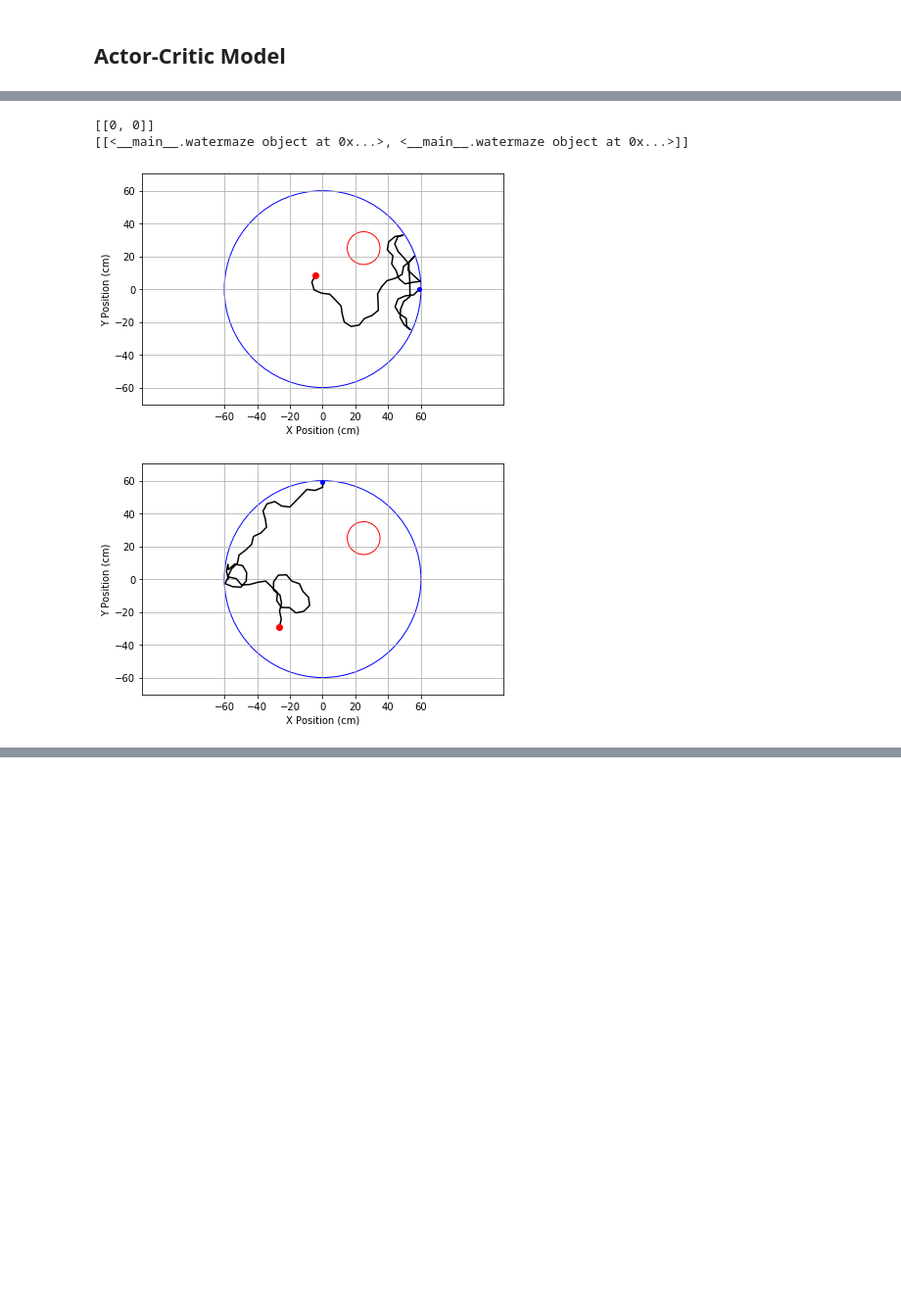
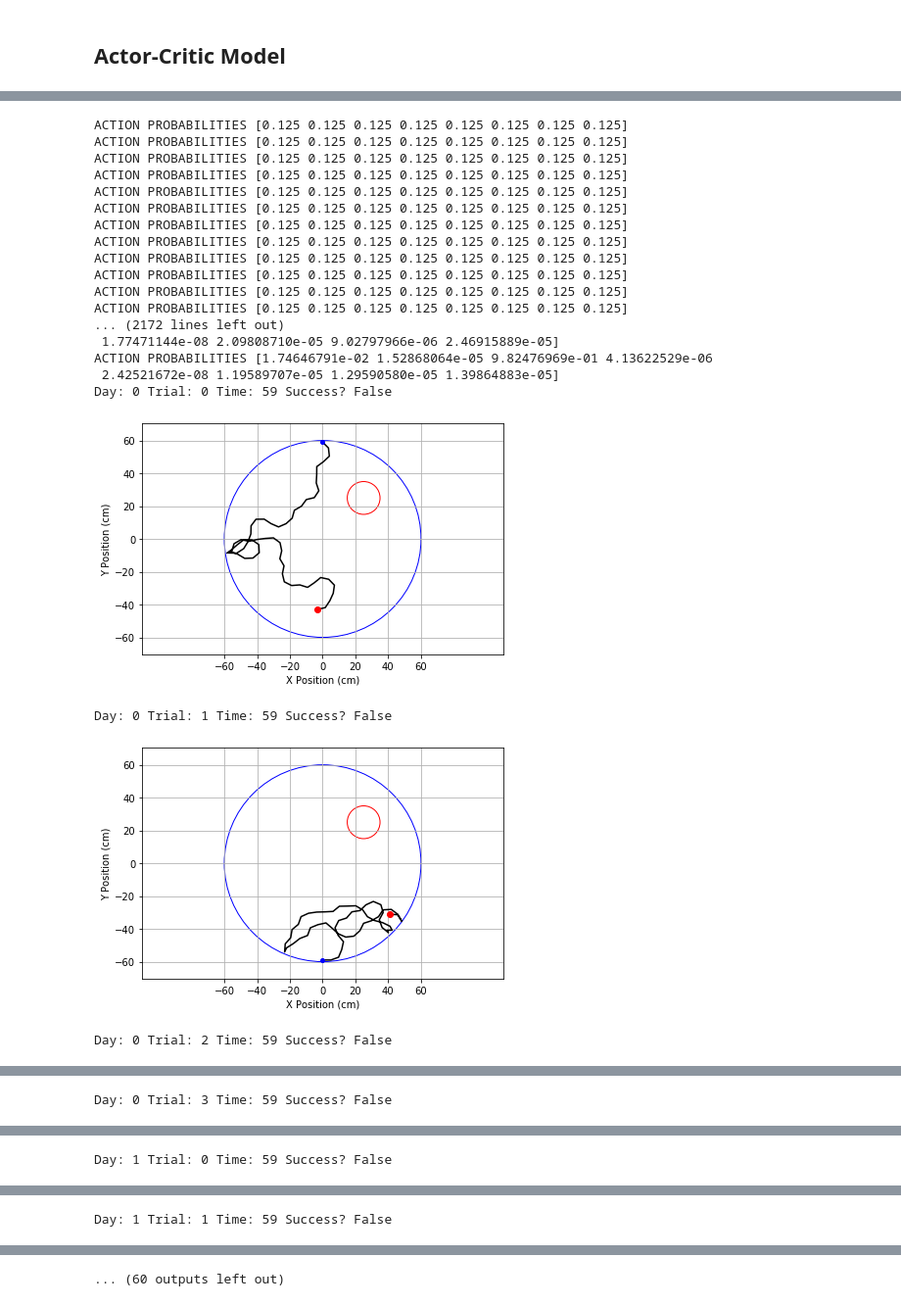
Before and after one commit to affanjilani/temporal-difference-learning, a Jupyter notebook: watermaze_template.ipynb, the cells around one changed output, grey strips where cells are left out. Shown at 98% size. Saved outputs shown, nothing was run; the diff lists cells and outputs as text; code cells hidden in the pictures; blank space fills up the shorter version.

Commit message:
Added all of the implementaion for the actor critic and did some manual experiments to find patterns

```diff
--- a/watermaze_template.ipynb
+++ b/watermaze_template.ipynb
@@ -332,6 +331,0 @@ class PlaceCellPopulation(object):
-# %%
-placecells = PlaceCellPopulation(population_num=2)
-positions = [place.center for place in placecells.place_cells_population]
-print(positions)
-activations = placecells.activities_for_position(np.array([0,0]))
-print('activations', activations)
@@ -341,8 +331,0 @@ activations [0.9620869762404745, 0.43436683514030144]
-# %%
-class Actor(object):
-    """
-    This class contains the actor logic of a model
-    """
-
-    def __init__(self):
-        pass
@@ -356,6 +391,7 @@ class Critic(object):
         """
         - num_place_cells is the number of place cells from which the critic must estimate the value of where it is
         - gamma is the discount factor in the calculation of the error prediction
+        - learning_parameter is the coefficient by which the weight updates are multiplied
         """
         # Initialize the hyperparameters
         self.gamma = gamma
@@ -373,8 +409,13 @@ class Critic(object):
         """
         def output(activations):
             return np.dot(self.weights, activations)
+        #print('outputs; reward', reward, 'current: ', output(current_activations), 'previous: ', output(previous_activations))
 
-        return reward + (self.gamma * output(current_activations)) - output(previous_activations)
+        if reward == 1:
+            return reward - output(previous_activations)
+        else:
+            return (self.gamma * output(current_activations)) - output(previous_activations)
+        #return reward + (self.gamma * output(current_activations)) - output(previous_activations)
 
 
     def update_weights(self, previous_activations, reward, current_activations):
@@ -383,10 +424,15 @@ class Critic(object):
         - previous_activations is the array of place cell activations before the move, so at time t
         - reward is the reward the agent got after making the move at time t
         - current_activations is the array of place cell activations after the move, so at time t+1
+
+        returns the prediction error
         """
-        prediction_error = compute_prediction_error(previous_activations, reward, current_activations)
+        prediction_error = self.compute_prediction_error(previous_activations, reward, current_activations)
+        #print('delta wi', np.amax(self.learning_parameter * prediction_error * previous_activations), 'prediction error', prediction_error)
+        #print('SHAPE OF UPDATE', np.shape(self.learning_parameter * prediction_error * previous_activations), np.shape(self.weights))
+        self.weights += (self.learning_parameter * prediction_error * previous_activations)
 
-        self.weights += (self.learning_parameter * prediction_error * previous_activations)
+        return prediction_error
 # %%
 class ActorCriticModel(object):
     """
@@ -431,7 +507,7 @@ class WatermazeExperiment(object):
 
         self.num_trials_per_day = num_trials_per_day
         self.num_days = num_days
-        self.model = model
+        self.model = model()
 
         """
         Data structures to hold the information of the different runs
@@ -459,12 +535,16 @@ class WatermazeExperiment(object):
         while(not maze.timeup() and not maze.atgoal()):
 
             #Select action
-            A = model.choseAction()
+            position_before = maze.position[:, maze.t]
+            A = self.model.choseAction(position_before)
 
             #move in the maze
             maze.move(A)
 
             #learn from this move
+            position_after = maze.position[:, maze.t]
+            reward = 1 if maze.atgoal() else 0
+            self.model.update_weights(position_before, reward, position_after)
 
     def plotPaths(self):
         """
@@ -474,6 +554,7 @@ class WatermazeExperiment(object):
             for trial in range(self.num_trials_per_day):
 
                 maze_for_trial = self.exp_mazes[day][trial]
+                print('Day:', day, 'Trial:', trial, 'Time:', maze_for_trial.t, 'Success?',maze_for_trial.atgoal())
                 maze_for_trial.plotpath()
 
 
@@ -490,13 +571,28 @@ class WatermazeExperiment(object):
         - func: function to be called in the form of func(day, trial)
         """
 # %%
-experiment = WatermazeExperiment(1,2)
-print(experiment.exp_mazes)
+experiment = WatermazeExperiment(9,4)
 experiment.run()
-print(experiment.exp_mazes)
 experiment.plotPaths()
 # %% [output]
-[[0, 0]]
-[[<__main__.watermaze object at 0x...>, <__main__.watermaze object at 0x...>]]
+ACTION PROBABILITIES [0.125 0.125 0.125 0.125 0.125 0.125 0.125 0.125]
+ACTION PROBABILITIES [0.125 0.125 0.125 0.125 0.125 0.125 0.125 0.125]
+ACTION PROBABILITIES [0.125 0.125 0.125 0.125 0.125 0.125 0.125 0.125]
+ACTION PROBABILITIES [0.125 0.125 0.125 0.125 0.125 0.125 0.125 0.125]
+ACTION PROBABILITIES [0.125 0.125 0.125 0.125 0.125 0.125 0.125 0.125]
+ACTION PROBABILITIES [0.125 0.125 0.125 0.125 0.125 0.125 0.125 0.125]
+ACTION PROBABILITIES [0.125 0.125 0.125 0.125 0.125 0.125 0.125 0.125]
+ACTION PROBABILITIES [0.125 0.125 0.125 0.125 0.125 0.125 0.125 0.125]
+ACTION PROBABILITIES [0.125 0.125 0.125 0.125 0.125 0.125 0.125 0.125]
+ACTION PROBABILITIES [0.125 0.125 0.125 0.125 0.125 0.125 0.125 0.125]
+ACTION PROBABILITIES [0.125 0.125 0.125 0.125 0.125 0.125 0.125 0.125]
+ACTION PROBABILITIES [0.125 0.125 0.125 0.125 0.125 0.125 0.125 0.125]
+... (2172 lines left out)
+ 1.77471144e-08 2.09808710e-05 9.02797966e-06 2.46915889e-05]
+ACTION PROBABILITIES [1.74646791e-02 1.52868064e-05 9.82476969e-01 4.13622529e-06
+ 2.42521672e-08 1.19589707e-05 1.29590580e-05 1.39864883e-05]
+Day: 0 Trial: 0 Time: 59 Success? False
-[figure, old version]
+[figure, new version]
+Day: 0 Trial: 1 Time: 59 Success? False
-[figure, old version]
+[figure, new version]
+Day: 0 Trial: 2 Time: 59 Success? False
@@ -502,0 +600 @@ experiment.plotPaths()
+Day: 0 Trial: 3 Time: 59 Success? False
@@ -502,0 +602 @@ experiment.plotPaths()
+Day: 1 Trial: 0 Time: 59 Success? False
@@ -502,0 +604 @@ experiment.plotPaths()
+Day: 1 Trial: 1 Time: 59 Success? False
@@ -502,0 +606 @@ experiment.plotPaths()
+... (60 outputs left out)
```
Also changed, not shown: parts of 11 cells of this notebook.
